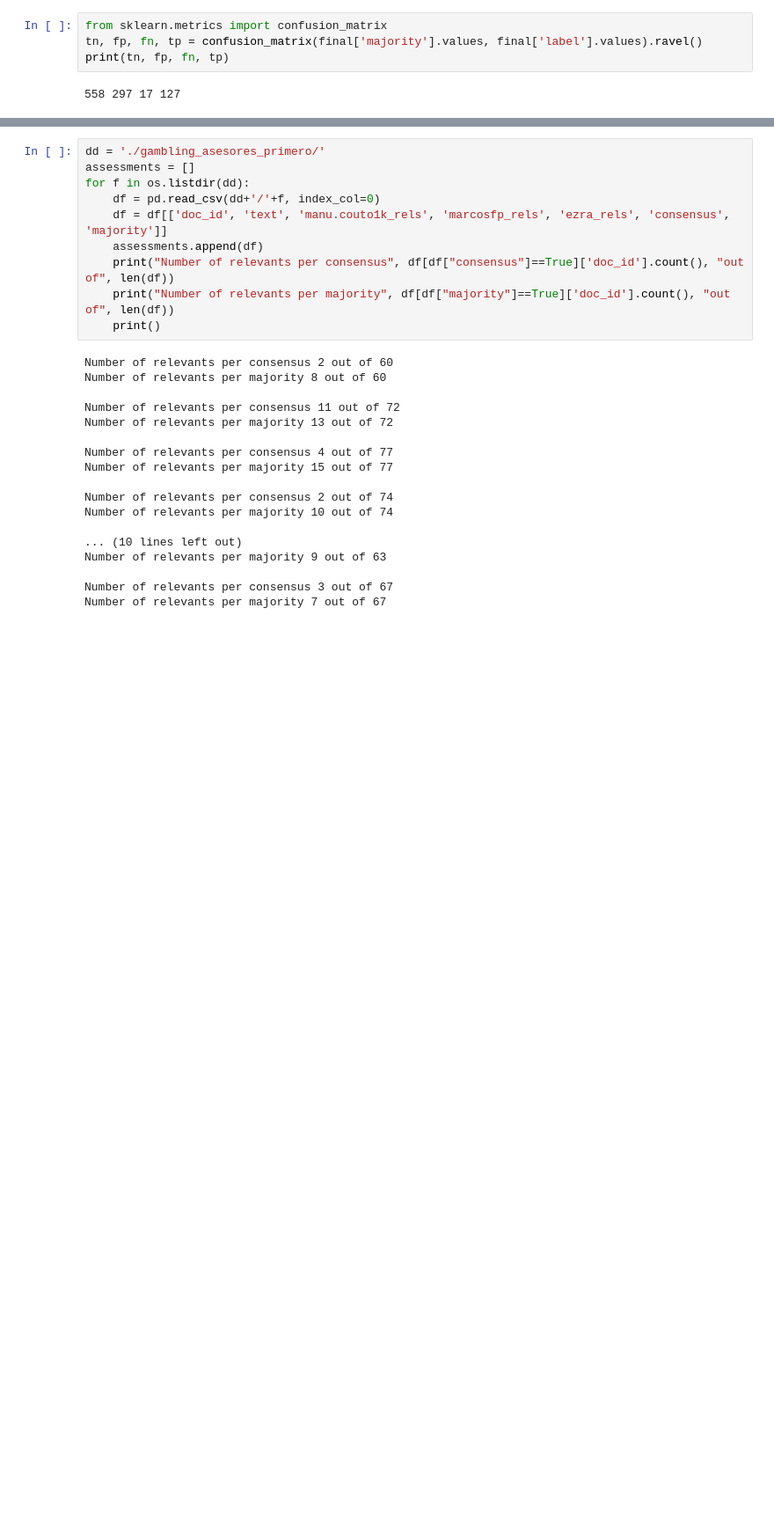
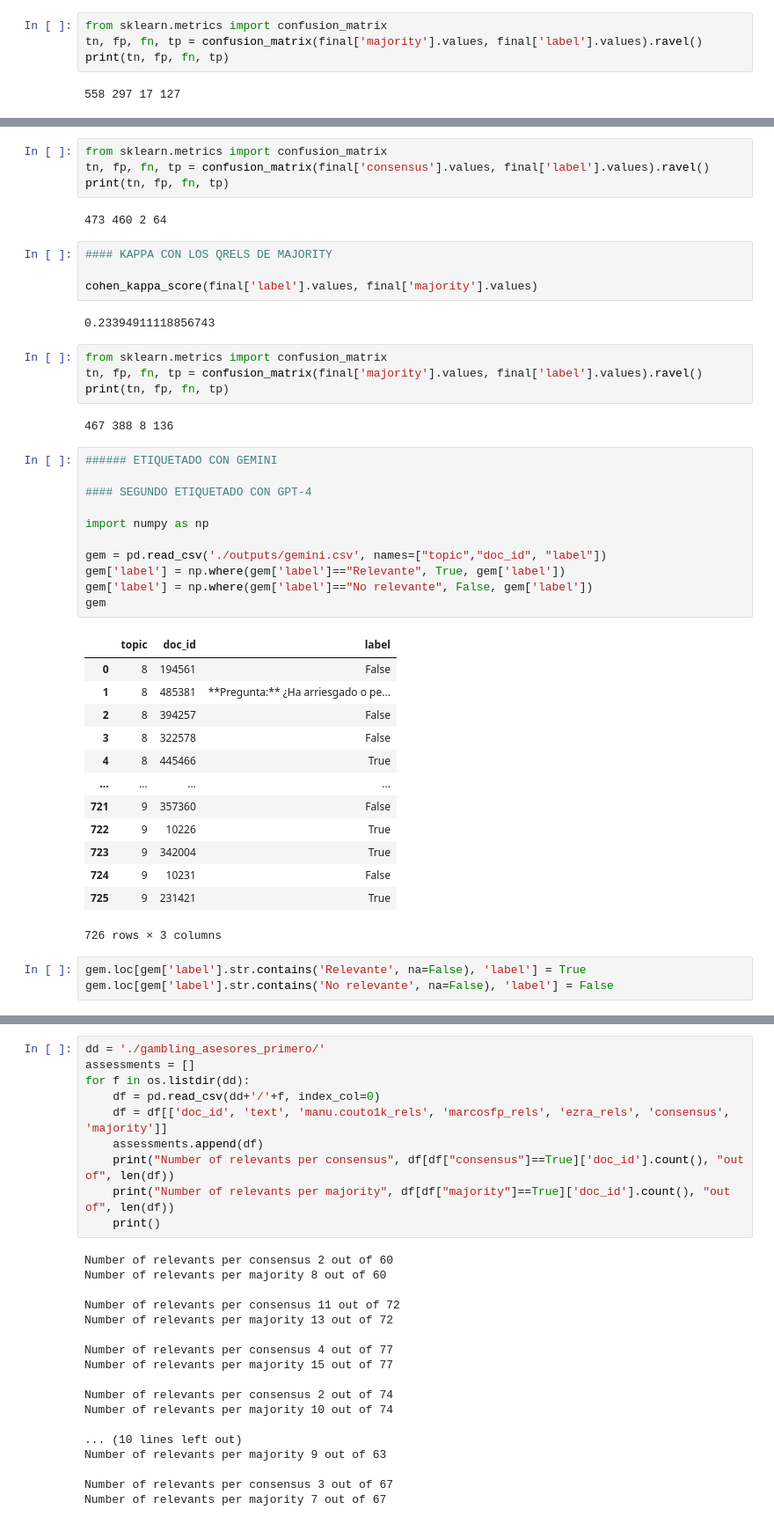
Before and after one commit to citiususc/ludosym, a Jupyter notebook: qrels-stats.ipynb, the cells around one changed output, grey strips where cells are left out. Shown at 88% size. Saved outputs shown, nothing was run; the diff lists cells and outputs as text; blank space fills up the shorter version.

```diff
--- a/qrels-stats.ipynb
+++ b/qrels-stats.ipynb
@@ -223,0 +215,46 @@ Name: count, dtype: int64
+# %%
+from sklearn.metrics import confusion_matrix
+tn, fp, fn, tp = confusion_matrix(final['consensus'].values, final['label'].values).ravel()
+print(tn, fp, fn, tp)
+# %% [output]
+473 460 2 64
+# %%
+#### KAPPA CON LOS QRELS DE MAJORITY
+
+cohen_kappa_score(final['label'].values, final['majority'].values)
+# %% [output]
+0.23394911118856743
+# %%
+from sklearn.metrics import confusion_matrix
+tn, fp, fn, tp = confusion_matrix(final['majority'].values, final['label'].values).ravel()
+print(tn, fp, fn, tp)
+# %% [output]
+467 388 8 136
+# %%
+###### ETIQUETADO CON GEMINI
+
+#### SEGUNDO ETIQUETADO CON GPT-4
+
+import numpy as np
+
+gem = pd.read_csv('./outputs/gemini.csv', names=["topic","doc_id", "label"])
+gem['label'] = np.where(gem['label']=="Relevante", True, gem['label'])
+gem['label'] = np.where(gem['label']=="No relevante", False, gem['label'])
+gem
+# %% [output]
+|  | topic | doc_id | label |
+| 0 | 8 | 194561 | False |
+| 1 | 8 | 485381 | **Pregunta:** ¿Ha arriesgado o pe... |
+| 2 | 8 | 394257 | False |
+| 3 | 8 | 322578 | False |
+| 4 | 8 | 445466 | True |
+| ... | ... | ... | ... |
+| 721 | 9 | 357360 | False |
+| 722 | 9 | 10226 | True |
+| 723 | 9 | 342004 | True |
+| 724 | 9 | 10231 | False |
+| 725 | 9 | 231421 | True |
+726 rows × 3 columns
+# %%
+gem.loc[gem['label'].str.contains('Relevante', na=False), 'label'] = True
+gem.loc[gem['label'].str.contains('No relevante', na=False), 'label'] = False
```
Also changed, not shown: parts of 16 cells of this notebook, 1 other file.
